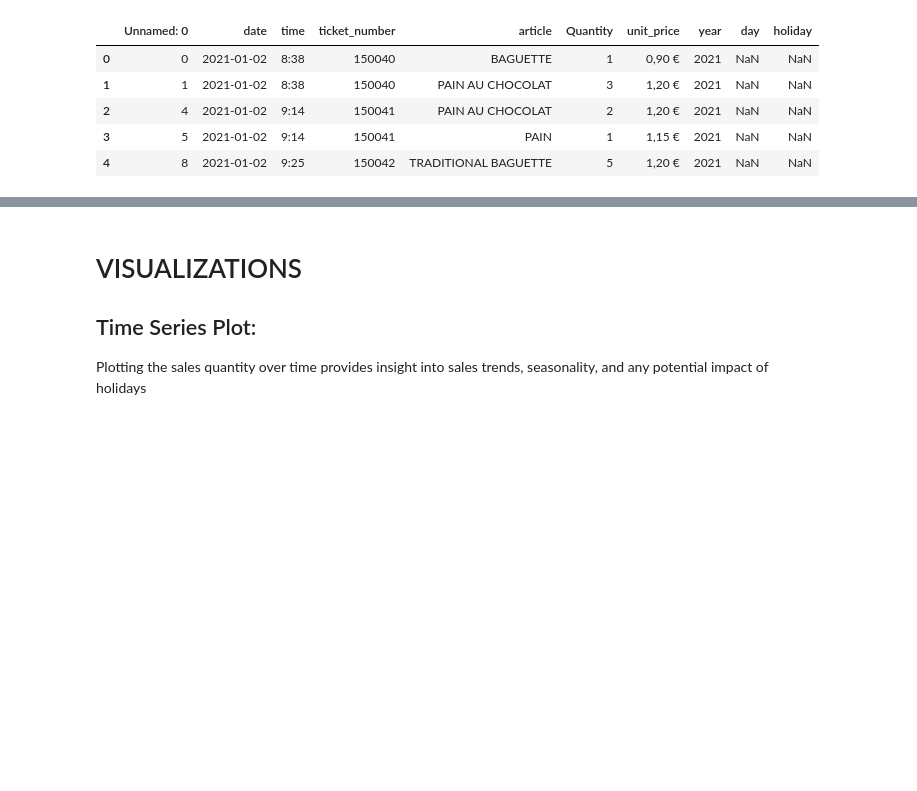
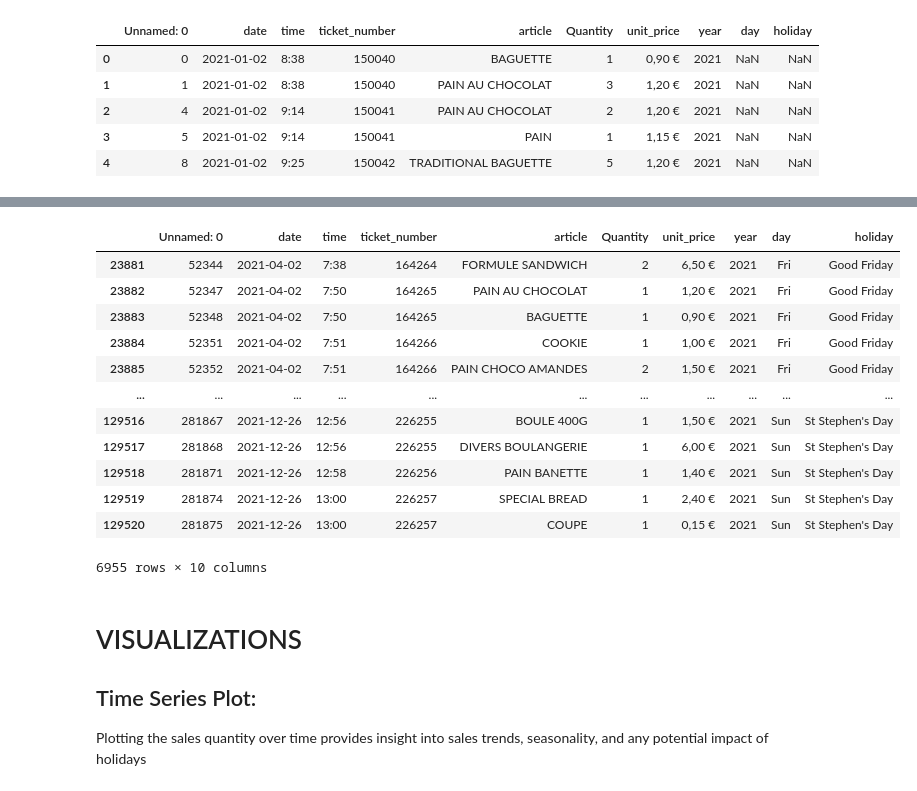
Before and after one commit to Kkingcode/Machine-learning-comparison-on-bakery-sales-dataset-on-special-days-holidays-, a Jupyter notebook: bakery.ipynb, the cells around one changed output, grey strips where cells are left out. Drawn from its saved outputs; the diff is of its cells as text; code cells hidden in the pictures; blank space fills up the shorter version.

```diff
--- a/bakery.ipynb
+++ b/bakery.ipynb
@@ -61,3 +103,19 @@ merged_df.to_csv('cleaned.csv', index=False)
+# %%
+cleaned_df
+# %% [output]
+|  | Unnamed: 0 | date | time | ticket_number | article | Quantity | unit_price | year | day | holiday |
+| 23881 | 52344 | 2021-04-02 | 7:38 | 164264 | FORMULE SANDWICH | 2 | 6,50 € | 2021 | Fri | Good Friday |
+| 23882 | 52347 | 2021-04-02 | 7:50 | 164265 | PAIN AU CHOCOLAT | 1 | 1,20 € | 2021 | Fri | Good Friday |
+| 23883 | 52348 | 2021-04-02 | 7:50 | 164265 | BAGUETTE | 1 | 0,90 € | 2021 | Fri | Good Friday |
+| 23884 | 52351 | 2021-04-02 | 7:51 | 164266 | COOKIE | 1 | 1,00 € | 2021 | Fri | Good Friday |
+| 23885 | 52352 | 2021-04-02 | 7:51 | 164266 | PAIN CHOCO AMANDES | 2 | 1,50 € | 2021 | Fri | Good Friday |
+| ... | ... | ... | ... | ... | ... | ... | ... | ... | ... | ... |
+| 129516 | 281867 | 2021-12-26 | 12:56 | 226255 | BOULE 400G | 1 | 1,50 € | 2021 | Sun | St Stephen's Day |
+| 129517 | 281868 | 2021-12-26 | 12:56 | 226255 | DIVERS BOULANGERIE | 1 | 6,00 € | 2021 | Sun | St Stephen's Day |
+| 129518 | 281871 | 2021-12-26 | 12:58 | 226256 | PAIN BANETTE | 1 | 1,40 € | 2021 | Sun | St Stephen's Day |
+| 129519 | 281874 | 2021-12-26 | 13:00 | 226257 | SPECIAL BREAD | 1 | 2,40 € | 2021 | Sun | St Stephen's Day |
+| 129520 | 281875 | 2021-12-26 | 13:00 | 226257 | COUPE | 1 | 0,15 € | 2021 | Sun | St Stephen's Day |
+6955 rows × 10 columns
 # %% [markdown]
 # VISUALIZATIONS
 
```
Also changed, not shown: parts of 11 cells of this notebook, 1 other file.
